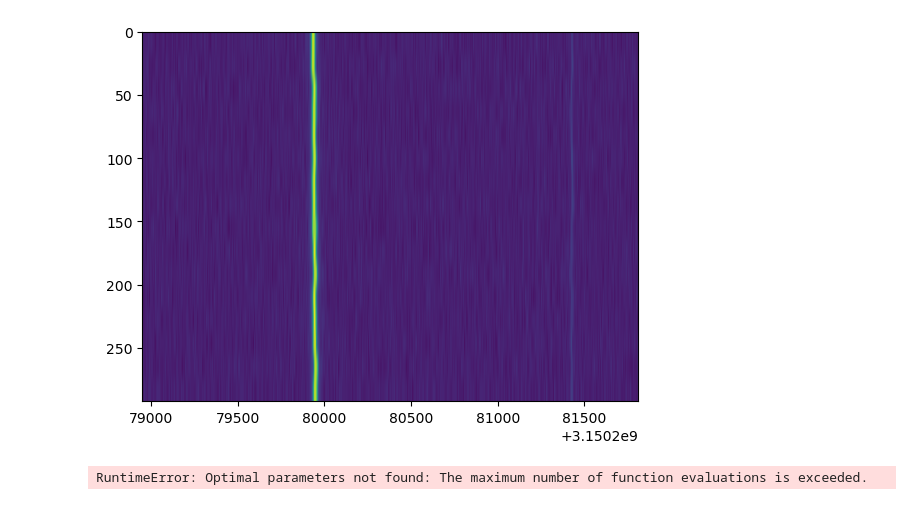
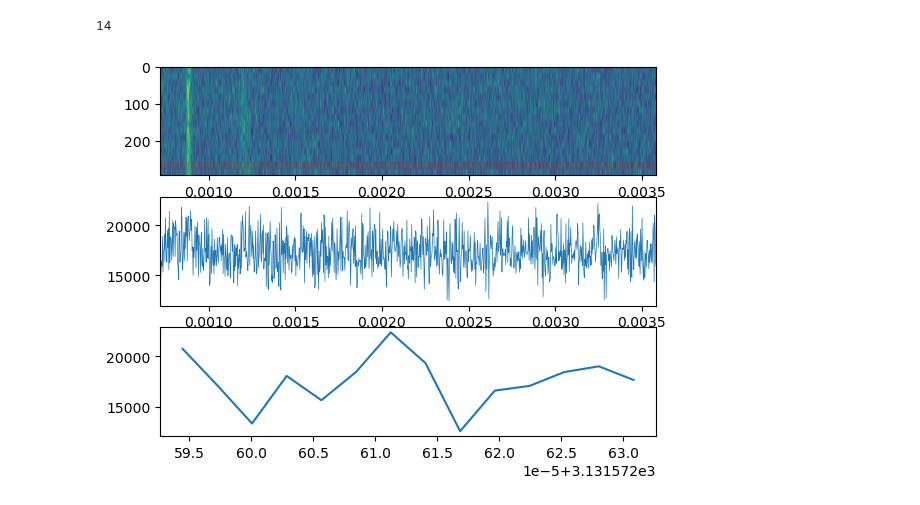
Before and after one commit to andres-luengo/bart, a Jupyter notebook: experiments/bad_fits.ipynb, the cells around one changed output. Cells and saved outputs as stored; diff of their text form; code cells hidden in the pictures.

```diff
--- a/experiments/bad_fits.ipynb
+++ b/experiments/bad_fits.ipynb
@@ -36,5 +8,5 @@ bad_idx_mask = (df['frequency_index'].values.reshape((-1, 1)) == bad_idx).any(ax
 # %%
-bad_df = df[bad_idx_mask]
+bad_df = df[~df['flags'].isna()]
 # %%
 bad_df
 # %% [output]
@@ -56,3 +36,6 @@ l_idx = 423424
+# %%
+bad_hit = bad_df.iloc[0]
+l_idx = bad_hit.frequency_index
 # %%
 bad_data = data[:, 0, l_idx : l_idx+1024]
 
@@ -66,22 +49,49 @@ freq_array = np.linspace(
 # %%
 import matplotlib.pyplot as plt
 %matplotlib inline
+# %%
+import re
+m = re.search(
+    r"fit error OptimizeWarning\('Covariance of the parameters could not be estimated', 'time slice index: (\d+)'\)",
+    bad_hit['flags']
+)
+if m:
+    bad_slice_idx = int(m.group(1))
+    print(bad_slice_idx)
+else:
+    raise ValueError(f'Could not get time slice {bad_hit['flags']}')
+y_vals = bad_data[bad_slice_idx, :]
+# y_vals[y_vals.argmax()] = (y_vals[y_vals.argmax() - 1] + y_vals[y_vals.argmax() + 1])/2
+# %% [output]
+14
 # %%
 fig = plt.figure()
 
-ax = fig.add_subplot(111)
+ax = fig.add_subplot(311)
 ax.imshow(
     bad_data,
     extent=(
-        freq_array[0] * 1e6, freq_array[-1] * 1e6,
+        freq_array[0], freq_array[-1],
         0, data.attrs['tsamp'] * bad_data.shape[0]
     ),
     aspect='auto',
-    norm='log'
+    # norm='log'
 )
+ax.axhspan(
+    bad_slice_idx * data.attrs['tsamp'],
+    (bad_slice_idx + 1) * data.attrs['tsamp'],
+    color = 'red', alpha = 0.1)
 ax.invert_xaxis()
 ax.invert_yaxis()
 
+slice_ax = fig.add_subplot(312, sharex=ax)
+slice_ax.plot(freq_array, y_vals, lw = 0.5)
+
+max_arg = y_vals.argmax()
+width = 7
+zoom_ax = fig.add_subplot(313)
+zoom_ax.plot(freq_array[max_arg-width : max_arg+width], y_vals[max_arg-width : max_arg+width])
+
 plt.show()
 # %% [output]
-[figure, old version]
+[figure, new version]
@@ -90,28 +98,31 @@ y_vals = bad_data[6, :]
 # %%
 import scipy.optimize
+import warnings
+warnings.filterwarnings('always')
 
 def signal_model(x, mean, stdev, amp, noise):
     exponent = -0.5 * ((x - mean)/stdev)**2
     return noise + amp * np.exp(exponent)
 
-params, cov = scipy.optimize.curve_fit(
-    signal_model, freq_array, y_vals,
-    p0=(
-        freq_array[y_vals.argmax()],
-        foff * -1,
+params, covt = scipy.optimize.curve_fit(
+    signal_model,
+    freq_array,
+    y_vals,
+    p0=[
+        freq_array[np.argmax(y_vals)],
+        np.abs(f['data'].attrs['foff']), # type: ignore
         np.max(y_vals) - np.median(y_vals),
         np.median(y_vals)
-    ),
-    bounds=np.array([
-        (freq_array[-1], freq_array[0]),
-        (-np.inf, np.inf),
-        (0, np.inf),
-        (0, np.inf)
-    ]).T
+    ],
+    # # slow, screws up scale for some signals
+    # bounds=np.array([
+    #     (freq_array[-1], freq_array[0]),
+    #     (0, np.inf),
+    #     (0, np.inf),
+    #     (0, np.inf)
+    # ]).T,
+    # max_nfev=10_000
 )
-params, np.sqrt(np.diag(cov)) / params
-# %% [output]
-RuntimeError: Optimal parameters not found: The maximum number of function evaluations is exceeded.
 # %%
 fig = plt.figure(figsize=(10, 6))
 
```
Also changed, not shown: parts of 11 cells of this notebook, 2 other files.
